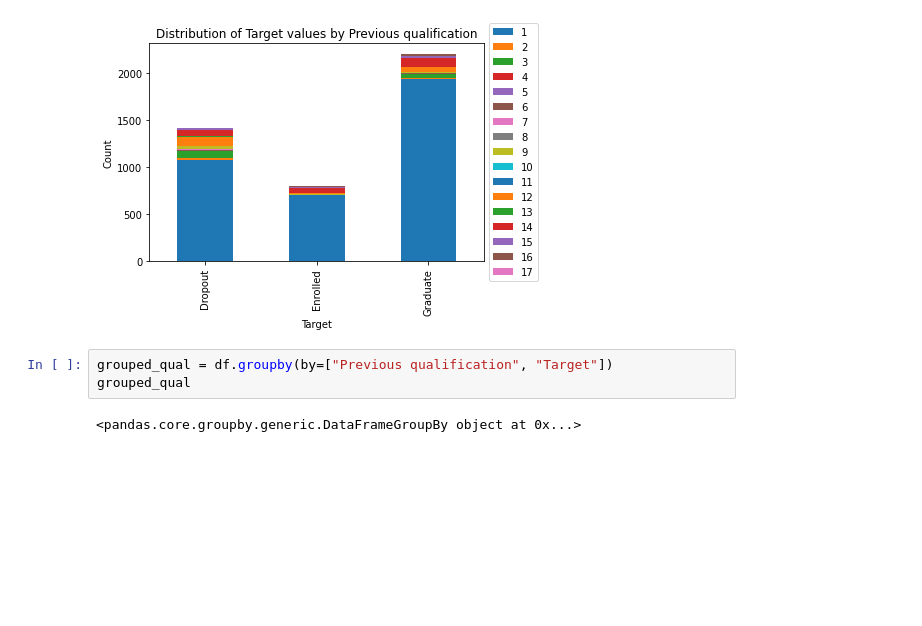
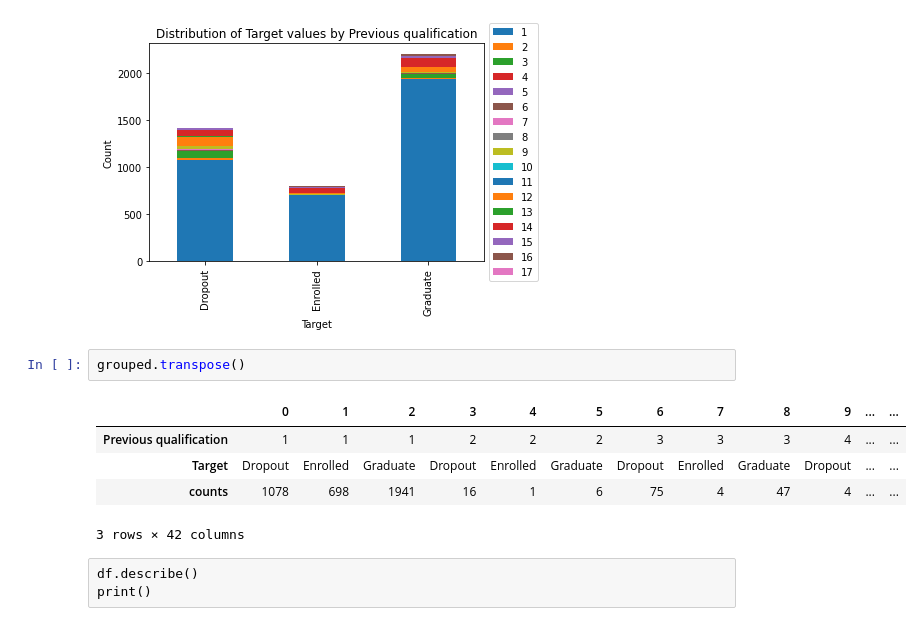
Before and after one commit to mlister3/Student_Success_Predictors, a Jupyter notebook: data.ipynb, the cells around one changed output. Cells and saved outputs as stored; diff of their text form; blank space fills up the shorter version.

```diff
--- a/data.ipynb
+++ b/data.ipynb
@@ -61,11 +63,17 @@ plt.legend(loc="center left", bbox_to_anchor=(1, 0.5))
 plt.show()
 # %% [output]
 [figure]
-# %%
-grouped_qual = df.groupby(by=["Previous qualification", "Target"])
-grouped_qual
-# %% [output]
-<pandas.core.groupby.generic.DataFrameGroupBy object at 0x...>
+# %%
+grouped.transpose()
+# %% [output]
+|  | 0 | 1 | 2 | 3 | 4 | 5 | 6 | 7 | 8 | 9 | ... | ... |
+| Previous qualification | 1 | 1 | 1 | 2 | 2 | 2 | 3 | 3 | 3 | 4 | ... | ... |
+| Target | Dropout | Enrolled | Graduate | Dropout | Enrolled | Graduate | Dropout | Enrolled | Graduate | Dropout | ... | ... |
+| counts | 1078 | 698 | 1941 | 16 | 1 | 6 | 75 | 4 | 47 | 4 | ... | ... |
+3 rows × 42 columns
+# %% [raw]
+df.describe()
+print()
 # %%
 #Scatter Plot
 
```
Also changed, not shown: parts of 10 cells of this notebook.
